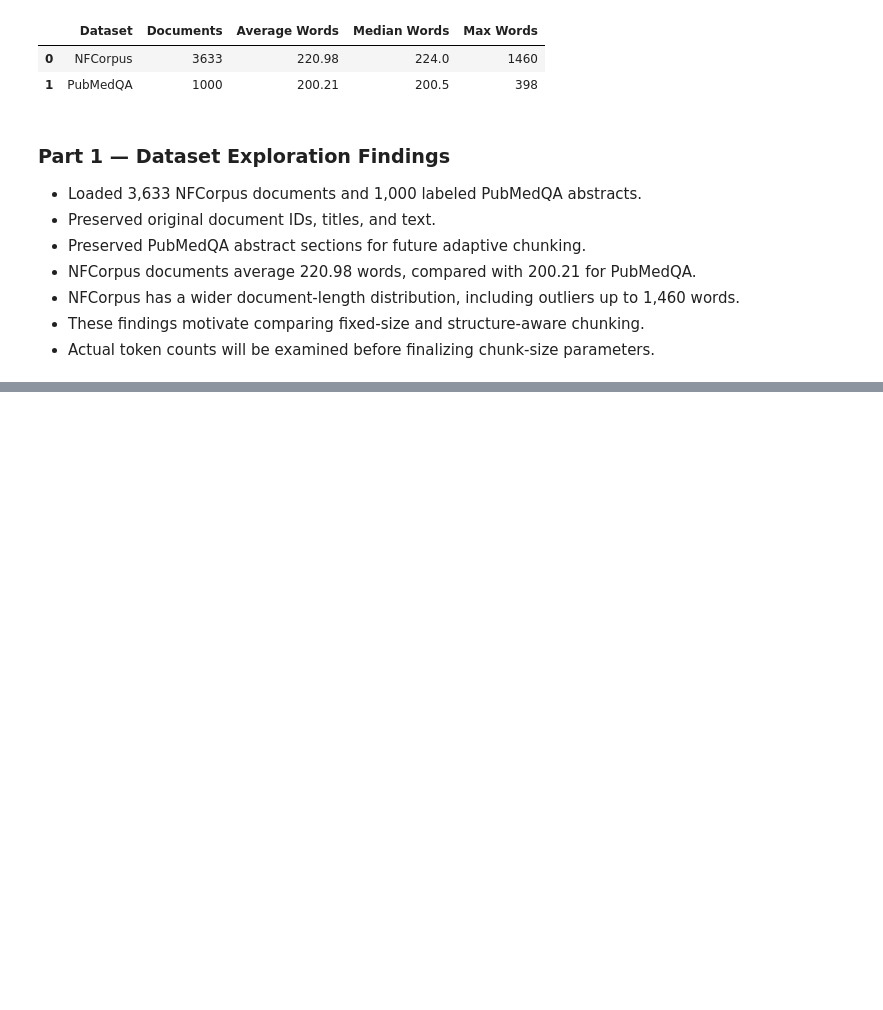
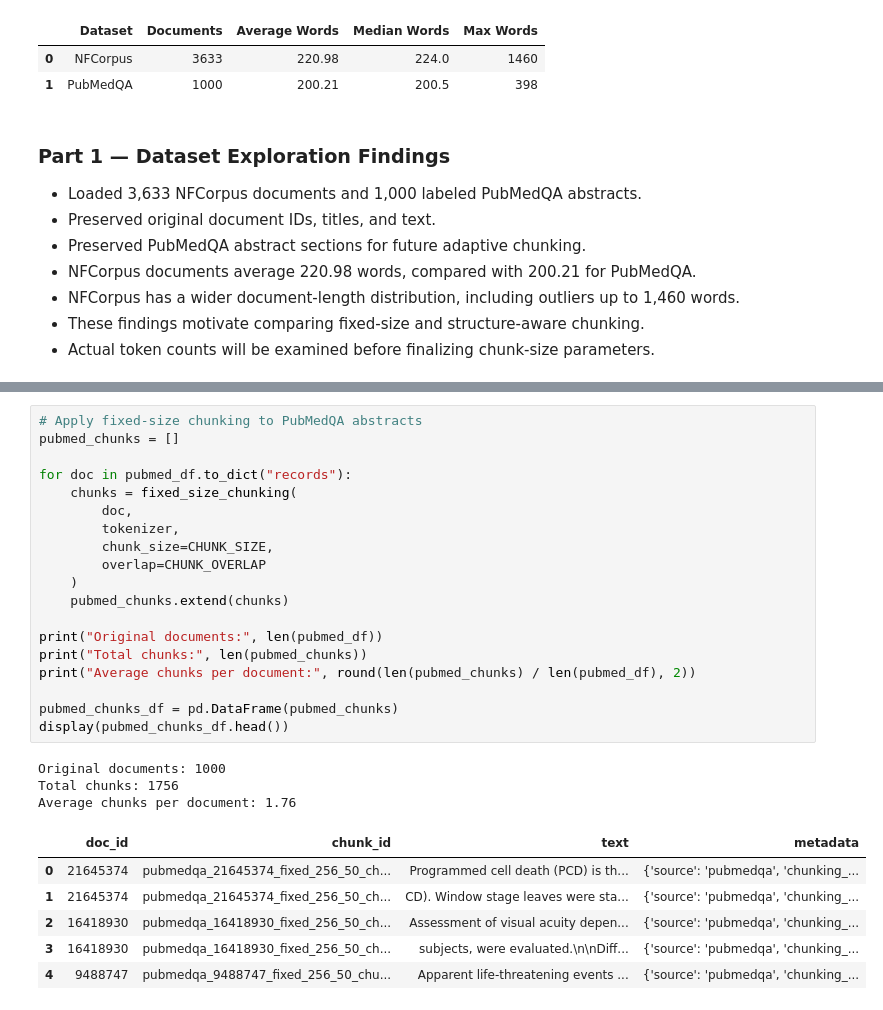
Before and after one commit to rachana1707-S/Adaptive-MedRAG, a Jupyter notebook: notebooks/02_chunking.ipynb, the cells around one changed output, grey strips where cells are left out. Cells and saved outputs as stored; diff of their text form; blank space fills up the shorter version.

```diff
--- a/notebooks/02_chunking.ipynb
+++ b/notebooks/02_chunking.ipynb
@@ -280,0 +509,29 @@ display(summary.round(2))
+# %%
+# Apply fixed-size chunking to PubMedQA abstracts
+pubmed_chunks = []
+
+for doc in pubmed_df.to_dict("records"):
+    chunks = fixed_size_chunking(
+        doc,
+        tokenizer,
+        chunk_size=CHUNK_SIZE,
+        overlap=CHUNK_OVERLAP
+    )
+    pubmed_chunks.extend(chunks)
+
+print("Original documents:", len(pubmed_df))
+print("Total chunks:", len(pubmed_chunks))
+print("Average chunks per document:", round(len(pubmed_chunks) / len(pubmed_df), 2))
+
+pubmed_chunks_df = pd.DataFrame(pubmed_chunks)
+display(pubmed_chunks_df.head())
+# %% [output]
+Original documents: 1000
+Total chunks: 1756
+Average chunks per document: 1.76
+|  | doc_id | chunk_id | text | metadata |
+| 0 | 21645374 | pubmedqa_21645374_fixed_256_50_ch... | Programmed cell death (PCD) is th... | {'source': 'pubmedqa', 'chunking_... |
+| 1 | 21645374 | pubmedqa_21645374_fixed_256_50_ch... | CD). Window stage leaves were sta... | {'source': 'pubmedqa', 'chunking_... |
+| 2 | 16418930 | pubmedqa_16418930_fixed_256_50_ch... | Assessment of visual acuity depen... | {'source': 'pubmedqa', 'chunking_... |
+| 3 | 16418930 | pubmedqa_16418930_fixed_256_50_ch... | subjects, were evaluated.\n\nDiff... | {'source': 'pubmedqa', 'chunking_... |
+| 4 | 9488747 | pubmedqa_9488747_fixed_256_50_chu... | Apparent life-threatening events ... | {'source': 'pubmedqa', 'chunking_... |
```
Also changed, not shown: parts of 16 cells of this notebook, 1 other file.
